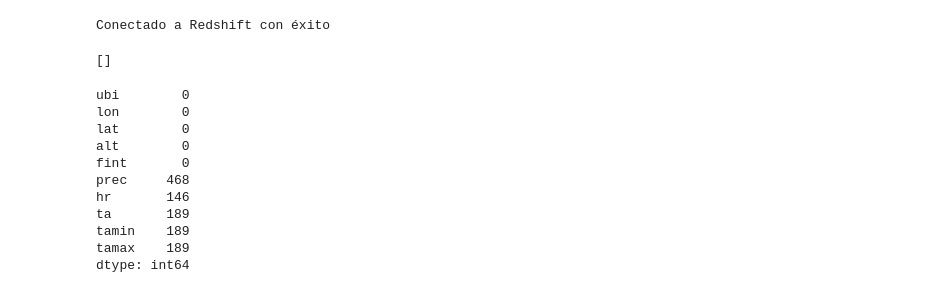
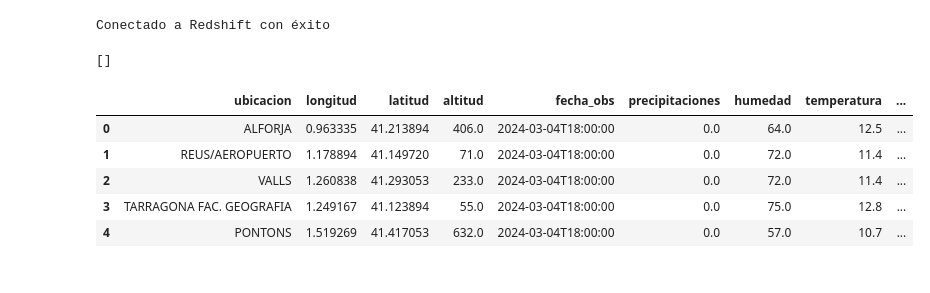
Before and after one commit to julietasaez/entrega_1, a Jupyter notebook: data_api.ipynb, the cells around one changed output. Drawn from its saved outputs; the diff is of its cells as text; code cells hidden in the pictures.

```diff
--- a/data_api.ipynb
+++ b/data_api.ipynb
@@ -186,18 +186,29 @@ resultados = cur.fetchall()
 resultados
 # %% [output]
 []
-# %%
-# Verifica columnas con valores nulos
-print(df_final.isnull().sum())
-# %% [output]
-ubi        0
-lon        0
-lat        0
-alt        0
-fint       0
-prec     468
-hr       146
-ta       189
-tamin    189
-tamax    189
-dtype: int64
+# %%
+# Define el mapeo de columnas
+column_mapping = {
+    'ubi': 'ubicacion',
+    'lon': 'longitud',
+    'lat': 'latitud',
+    'alt': 'altitud',
+    'fint': 'fecha_obs',
+    'prec': 'precipitaciones',
+    'hr': 'humedad',
+    'ta': 'temperatura',
+    'tamin': 'temperatura_min',
+    'tamax': 'temperatura_max'
+}
+
+# Aplica el mapeo de columnas al DataFrame
+df_final_mapped = df_final.rename(columns=column_mapping)
+
+df_final_mapped.head()
+# %% [output]
+|  | ubicacion | longitud | latitud | altitud | fecha_obs | precipitaciones | humedad | temperatura | ... |
+| 0 | ALFORJA | 0.963335 | 41.213894 | 406.0 | 2024-03-04T18:00:00 | 0.0 | 64.0 | 12.5 | ... |
+| 1 | REUS/AEROPUERTO | 1.178894 | 41.149720 | 71.0 | 2024-03-04T18:00:00 | 0.0 | 72.0 | 11.4 | ... |
+| 2 | VALLS | 1.260838 | 41.293053 | 233.0 | 2024-03-04T18:00:00 | 0.0 | 72.0 | 11.4 | ... |
+| 3 | TARRAGONA FAC. GEOGRAFIA | 1.249167 | 41.123894 | 55.0 | 2024-03-04T18:00:00 | 0.0 | 75.0 | 12.8 | ... |
+| 4 | PONTONS | 1.519269 | 41.417053 | 632.0 | 2024-03-04T18:00:00 | 0.0 | 57.0 | 10.7 | ... |
```
Also changed, not shown: parts of 5 cells of this notebook.
